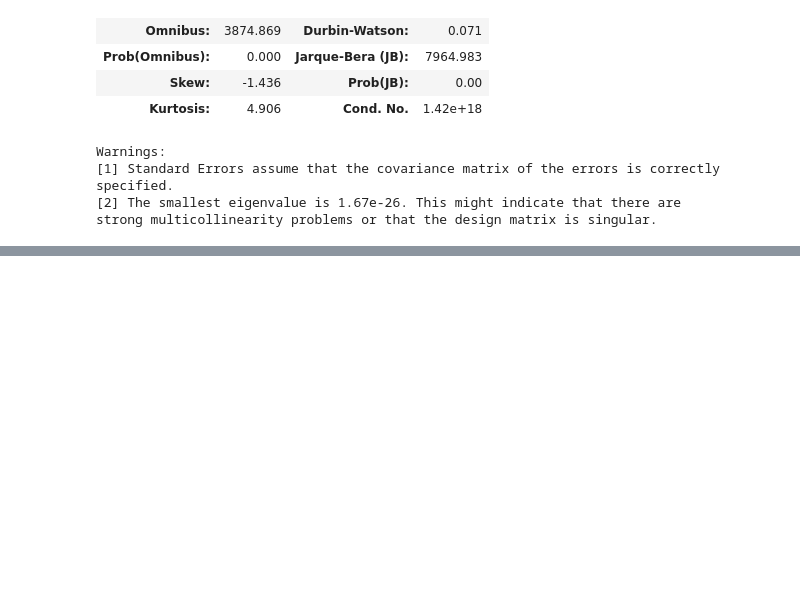
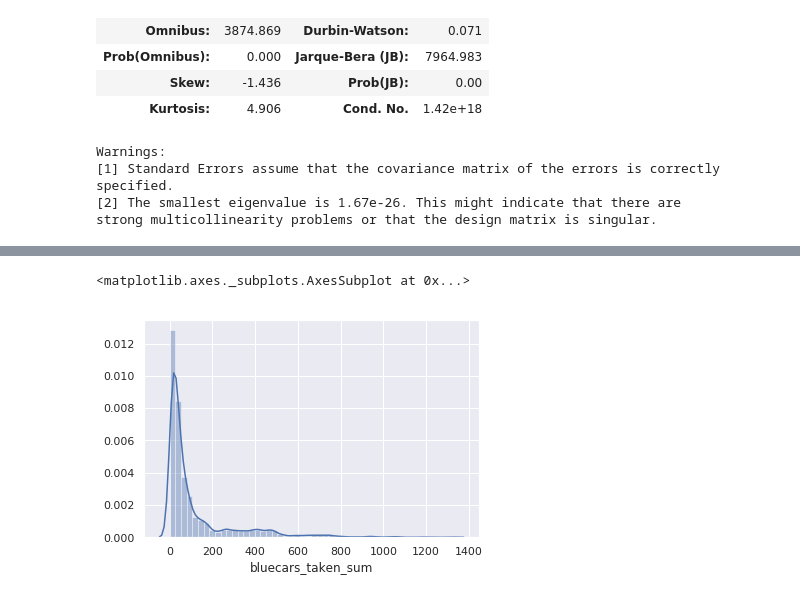
Before and after one commit to mwinzie/Autolib-Project-, a Jupyter notebook: Moringa_Data_Science_Core_W3_Independent_Project_Agnes_Mwinzi_DataScience.ipynb, the cells around one changed output, grey strips where cells are left out. Drawn from its saved outputs; the diff is of its cells as text; code cells hidden in the pictures; blank space fills up the shorter version.

```diff
--- a/Moringa_Data_Science_Core_W3_Independent_Project_Agnes_Mwinzi_DataScience.ipynb
+++ b/Moringa_Data_Science_Core_W3_Independent_Project_Agnes_Mwinzi_DataScience.ipynb
@@ -924,0 +882,6 @@ plt.show()
+# %%
+#From the dataset lib, I shall choose a random sample of 2500 observations that i shall use to carry out my hypothesis test
+#the sample will be from the already converted data types dataframe lib
+autosample = lib.sample(n = 2500, replace = 'False')
+#previewing the first 5 rows in the dataset
+autosample.head(5)
@@ -924,0 +895,7 @@ plt.show()
+# %%
+#testing for normality in the sample distribution for postal code
+
+sns.distplot(autosample.bluecars_taken_sum, kde = True)
+# %% [output]
+<matplotlib.axes._subplots.AxesSubplot at 0x...>
+[figure, added]
```
Also changed, not shown: parts of 38 cells of this notebook.
